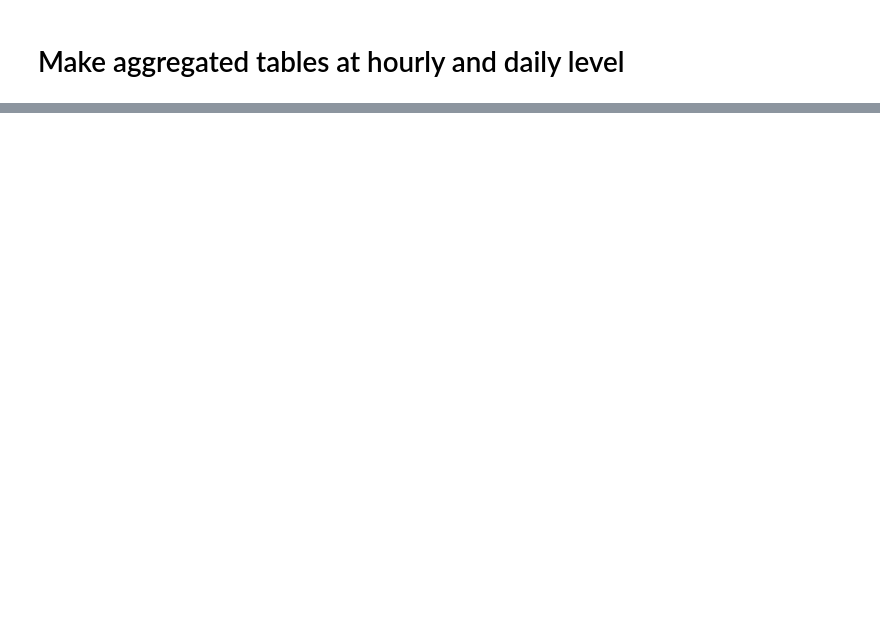
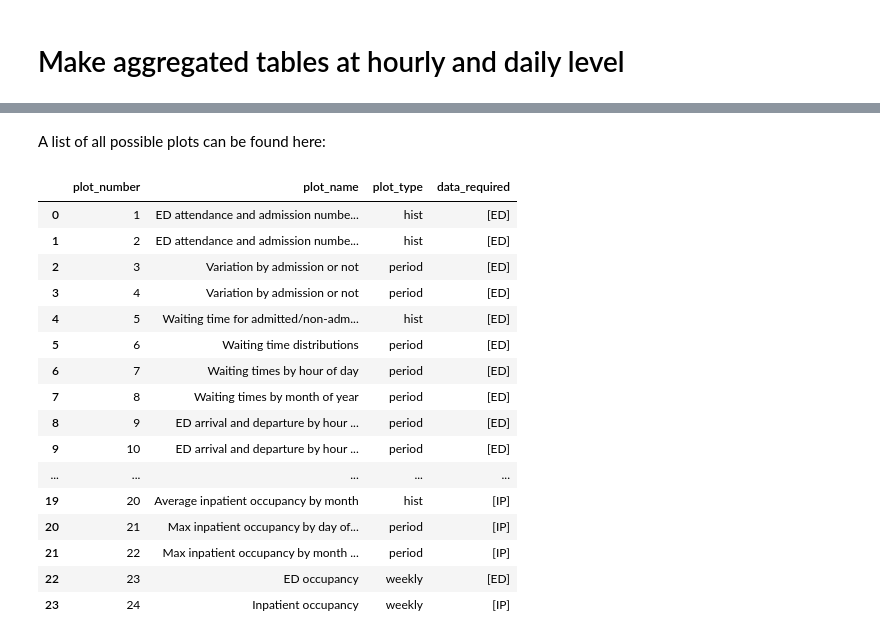
Before and after one commit to BradKeogh/flosp, a Jupyter notebook: example/example_flosp_workflow.ipynb, the cells around one changed output, grey strips where cells are left out. Saved outputs shown, nothing was run; the diff lists cells and outputs as text; code cells hidden in the pictures; blank space fills up the shorter version.

```diff
--- a/example/example_flosp_workflow.ipynb
+++ b/example/example_flosp_workflow.ipynb
@@ -616,0 +197,22 @@ loaded file: ./processed/myhosp/myhospED.pkl
+# %% [markdown]
+A list of all possible plots can be found here:
+# %%
+hosp.get_plot_list()
+# %% [output]
+|  | plot_number | plot_name | plot_type | data_required |
+| 0 | 1 | ED attendance and admission numbe... | hist | [ED] |
+| 1 | 2 | ED attendance and admission numbe... | hist | [ED] |
+| 2 | 3 | Variation by admission or not | period | [ED] |
+| 3 | 4 | Variation by admission or not | period | [ED] |
+| 4 | 5 | Waiting time for admitted/non-adm... | hist | [ED] |
+| 5 | 6 | Waiting time distributions | period | [ED] |
+| 6 | 7 | Waiting times by hour of day | period | [ED] |
+| 7 | 8 | Waiting times by month of year | period | [ED] |
+| 8 | 9 | ED arrival and departure by hour ... | period | [ED] |
+| 9 | 10 | ED arrival and departure by hour ... | period | [ED] |
+| ... | ... | ... | ... | ... |
+| 19 | 20 | Average inpatient occupancy by month | hist | [IP] |
+| 20 | 21 | Max inpatient occupancy by day of... | period | [IP] |
+| 21 | 22 | Max inpatient occupancy by month ... | period | [IP] |
+| 22 | 23 | ED occupancy | weekly | [ED] |
+| 23 | 24 | Inpatient occupancy | weekly | [IP] |
```
Also changed, not shown: parts of 103 cells of this notebook, 1 other file.
